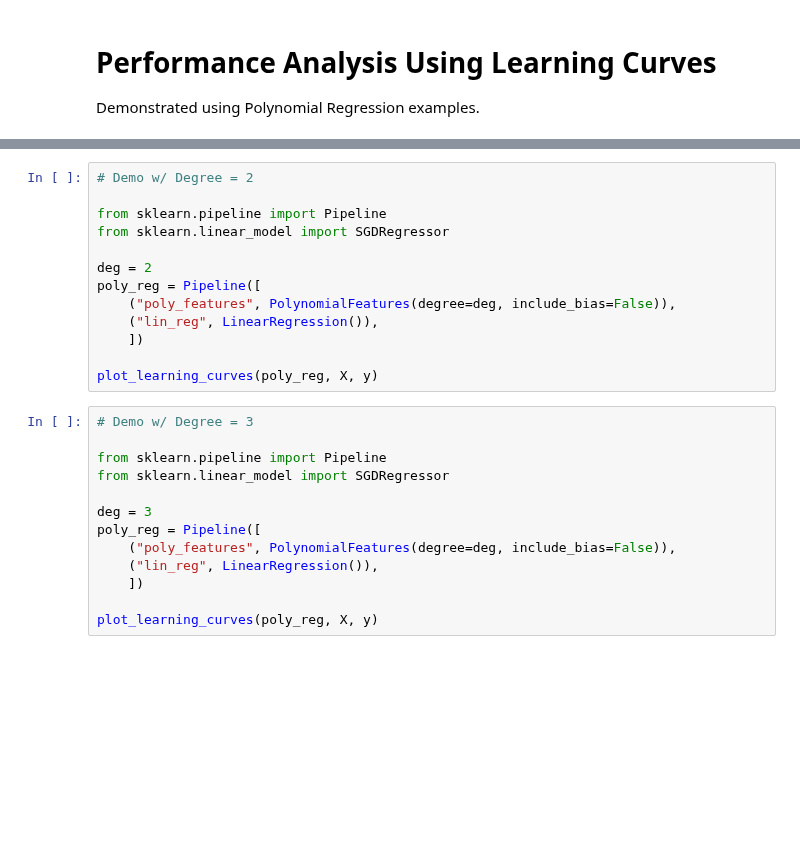
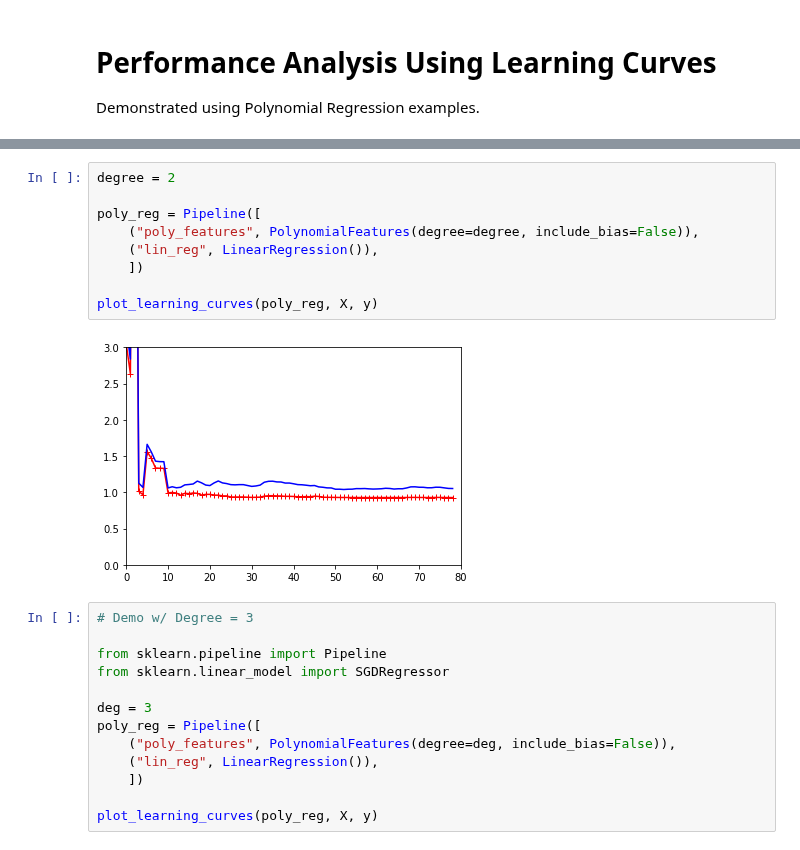
Before and after one commit to richss/cs455-ml-demos, a Jupyter notebook: Ch4-Demos.ipynb, the cells around one changed output, grey strips where cells are left out. Drawn from its saved outputs; the diff is of its cells as text; blank space fills up the shorter version.

```diff
--- a/Ch4-Demos.ipynb
+++ b/Ch4-Demos.ipynb
@@ -390,16 +387,14 @@ plot_learning_curves(LinearRegression(), X, y)
 # %%
-# Demo w/ Degree = 2
+degree = 2
 
-from sklearn.pipeline import Pipeline
-from sklearn.linear_model import SGDRegressor
-
-deg = 2
 poly_reg = Pipeline([
-    ("poly_features", PolynomialFeatures(degree=deg, include_bias=False)),
+    ("poly_features", PolynomialFeatures(degree=degree, include_bias=False)),
     ("lin_reg", LinearRegression()),
     ])
 
 plot_learning_curves(poly_reg, X, y)
+# %% [output]
+[figure, added]
 # %%
 # Demo w/ Degree = 3
 
```
Also changed, not shown: parts of 21 cells of this notebook.
